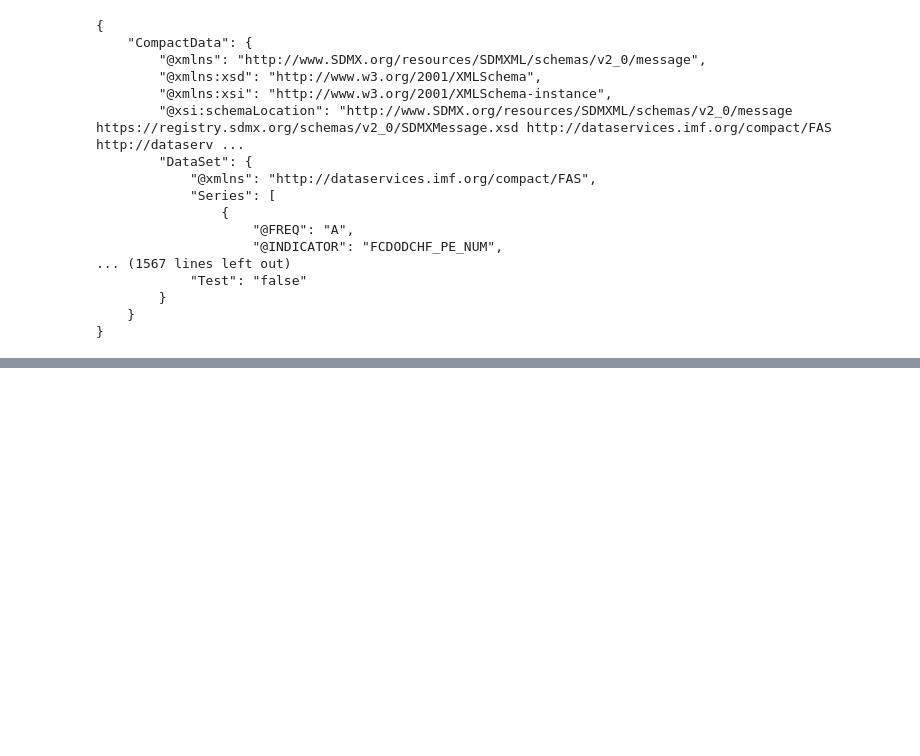
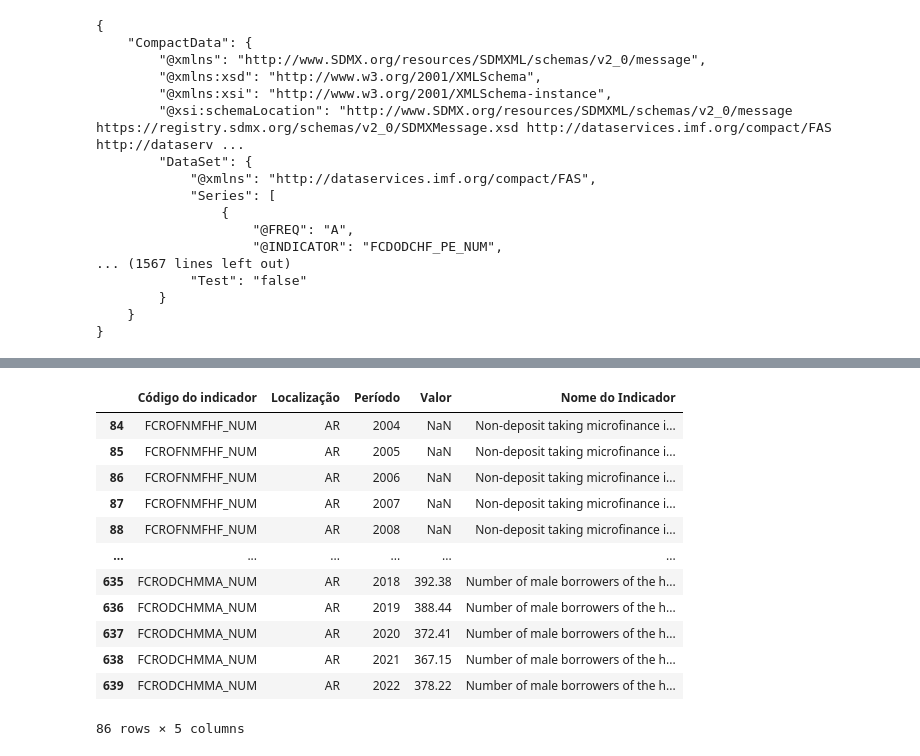
Before and after one commit to mariaraquelbarbosa/projeto-her.dev, a Jupyter notebook: Her.dev/Extracao_FMI.ipynb, the cells around one changed output, grey strips where cells are left out. Saved outputs shown, nothing was run; the diff lists cells and outputs as text; code cells hidden in the pictures; blank space fills up the shorter version.

```diff
--- a/Her.dev/Extracao_FMI.ipynb
+++ b/Her.dev/Extracao_FMI.ipynb
@@ -293,0 +294,16 @@ df3.to_csv('IndicadoresFMI.csv')
+# %%
+df
+# %% [output]
+|  | Código do indicador | Localização | Período | Valor | Nome do Indicador |
+| 84 | FCROFNMFHF_NUM | AR | 2004 | NaN | Non-deposit taking microfinance i... |
+| 85 | FCROFNMFHF_NUM | AR | 2005 | NaN | Non-deposit taking microfinance i... |
+| 86 | FCROFNMFHF_NUM | AR | 2006 | NaN | Non-deposit taking microfinance i... |
+| 87 | FCROFNMFHF_NUM | AR | 2007 | NaN | Non-deposit taking microfinance i... |
+| 88 | FCROFNMFHF_NUM | AR | 2008 | NaN | Non-deposit taking microfinance i... |
+| ... | ... | ... | ... | ... | ... |
+| 635 | FCRODCHMMA_NUM | AR | 2018 | 392.38 | Number of male borrowers of the h... |
+| 636 | FCRODCHMMA_NUM | AR | 2019 | 388.44 | Number of male borrowers of the h... |
+| 637 | FCRODCHMMA_NUM | AR | 2020 | 372.41 | Number of male borrowers of the h... |
+| 638 | FCRODCHMMA_NUM | AR | 2021 | 367.15 | Number of male borrowers of the h... |
+| 639 | FCRODCHMMA_NUM | AR | 2022 | 378.22 | Number of male borrowers of the h... |
+86 rows × 5 columns
```
Also changed, not shown: parts of 12 cells of this notebook, 1 other file.
